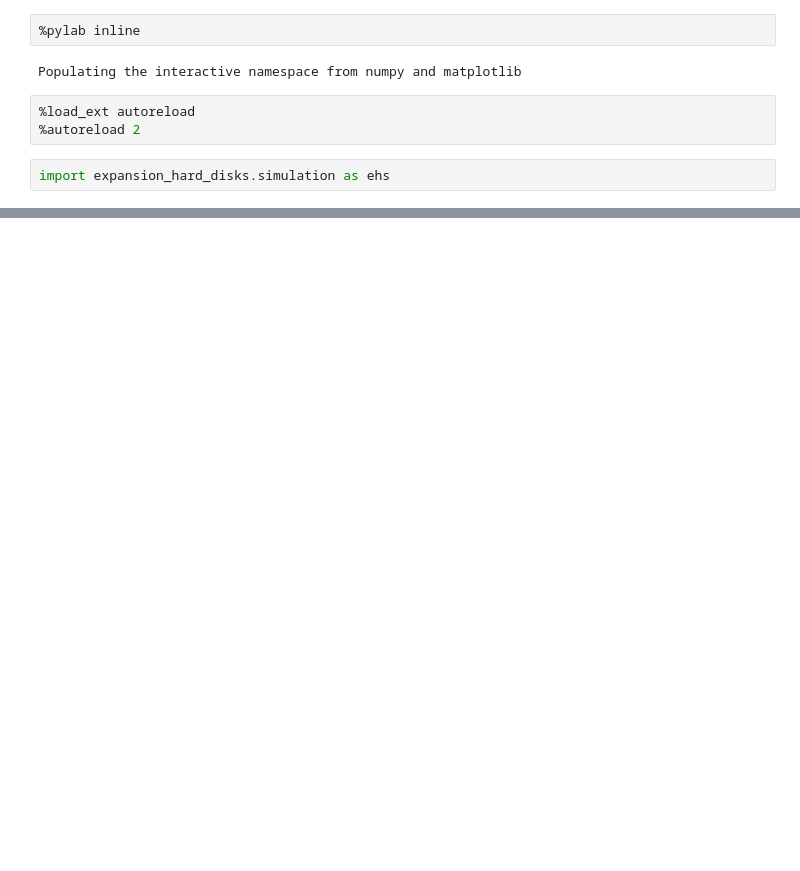
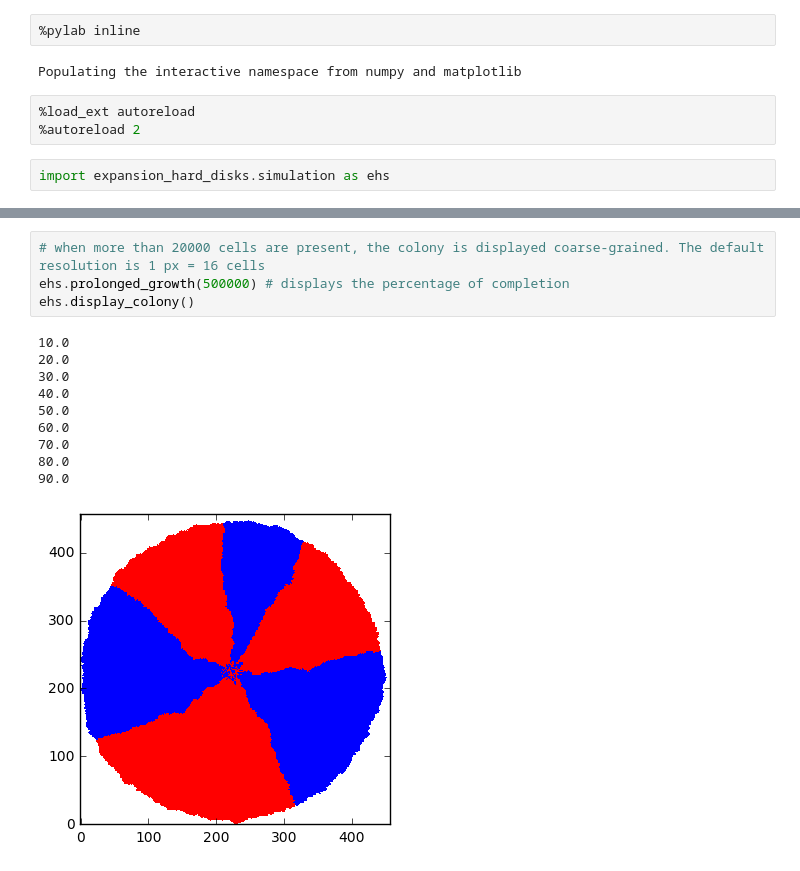
Before and after one commit to Range-Expansions/expansion_hard_disks, a Jupyter notebook: doc/testcode.ipynb, the cells around one changed output, grey strips where cells are left out. Drawn from its saved outputs; the diff is of its cells as text; blank space fills up the shorter version.

```diff
--- a/doc/testcode.ipynb
+++ b/doc/testcode.ipynb
@@ -29,0 +40,15 @@ ehs.display_colony()
+# %%
+# when more than 20000 cells are present, the colony is displayed coarse-grained. The default resolution is 1 px = 16 cells
+ehs.prolonged_growth(500000) # displays the percentage of completion
+ehs.display_colony()
+# %% [output]
+10.0
+20.0
+30.0
+40.0
+50.0
+60.0
+70.0
+80.0
+90.0
+[figure, added]
```
Also changed, not shown: parts of 3 cells of this notebook.
